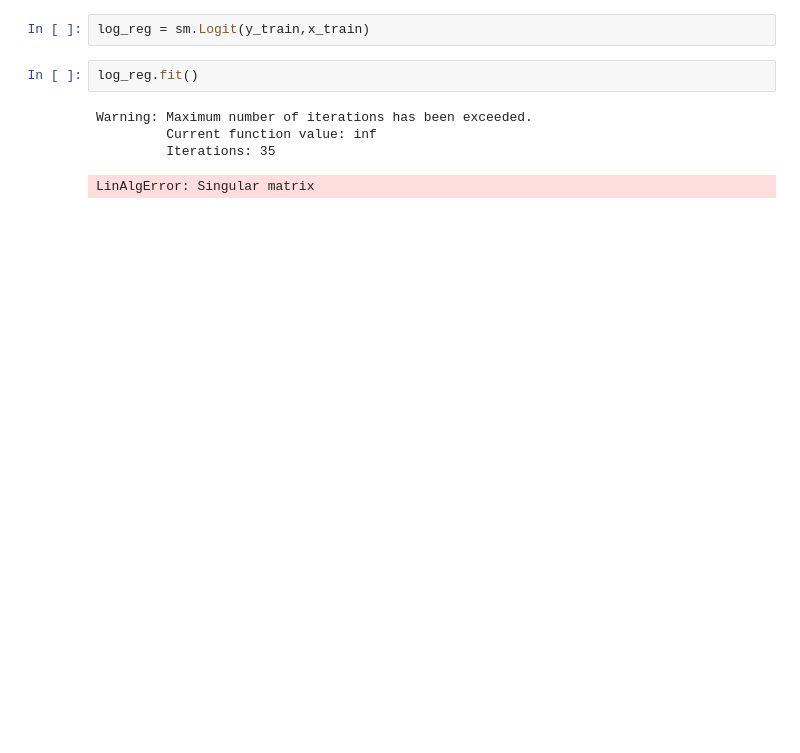
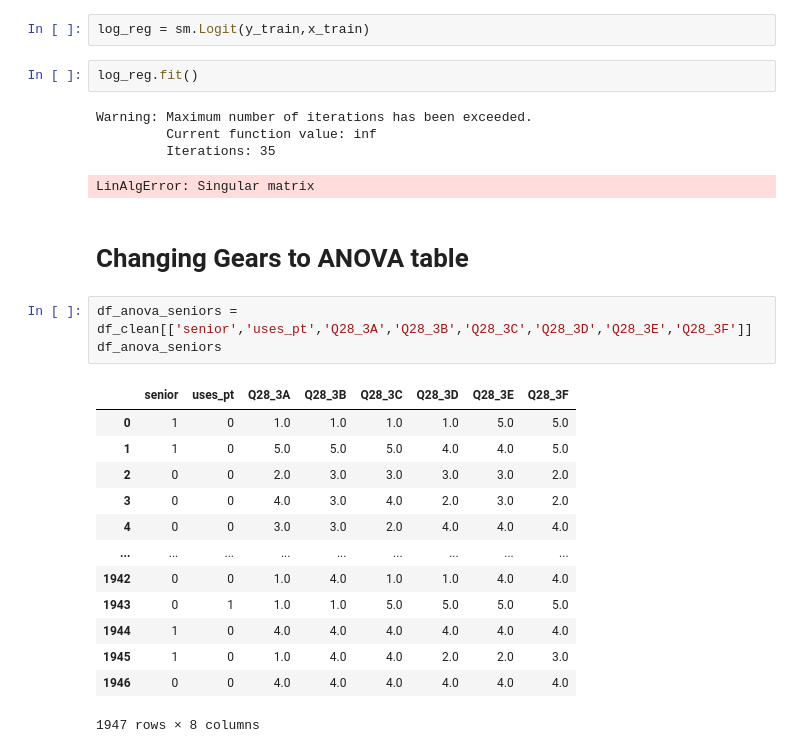
Before and after one commit to matthewasloan95/social-isolation-transportation, a Jupyter notebook: Modeling.ipynb, the cells around one changed output. Drawn from its saved outputs; the diff is of its cells as text; blank space fills up the shorter version.

Commit message:
beginning anova

```diff
--- a/Modeling.ipynb
+++ b/Modeling.ipynb
@@ -48,3 +50,22 @@ Warning: Maximum number of iterations has been exceeded.
          Current function value: inf
          Iterations: 35
 LinAlgError: Singular matrix
+# %% [markdown]
+# Changing Gears to ANOVA table
+# %%
+df_anova_seniors = df_clean[['senior','uses_pt','Q28_3A','Q28_3B','Q28_3C','Q28_3D','Q28_3E','Q28_3F']]
+df_anova_seniors
+# %% [output]
+|  | senior | uses_pt | Q28_3A | Q28_3B | Q28_3C | Q28_3D | Q28_3E | Q28_3F |
+| 0 | 1 | 0 | 1.0 | 1.0 | 1.0 | 1.0 | 5.0 | 5.0 |
+| 1 | 1 | 0 | 5.0 | 5.0 | 5.0 | 4.0 | 4.0 | 5.0 |
+| 2 | 0 | 0 | 2.0 | 3.0 | 3.0 | 3.0 | 3.0 | 2.0 |
+| 3 | 0 | 0 | 4.0 | 3.0 | 4.0 | 2.0 | 3.0 | 2.0 |
+| 4 | 0 | 0 | 3.0 | 3.0 | 2.0 | 4.0 | 4.0 | 4.0 |
+| ... | ... | ... | ... | ... | ... | ... | ... | ... |
+| 1942 | 0 | 0 | 1.0 | 4.0 | 1.0 | 1.0 | 4.0 | 4.0 |
+| 1943 | 0 | 1 | 1.0 | 1.0 | 5.0 | 5.0 | 5.0 | 5.0 |
+| 1944 | 1 | 0 | 4.0 | 4.0 | 4.0 | 4.0 | 4.0 | 4.0 |
+| 1945 | 1 | 0 | 1.0 | 4.0 | 4.0 | 2.0 | 2.0 | 3.0 |
+| 1946 | 0 | 0 | 4.0 | 4.0 | 4.0 | 4.0 | 4.0 | 4.0 |
+1947 rows × 8 columns
```
Also changed, not shown: parts of 3 cells of this notebook, 2 other files.
